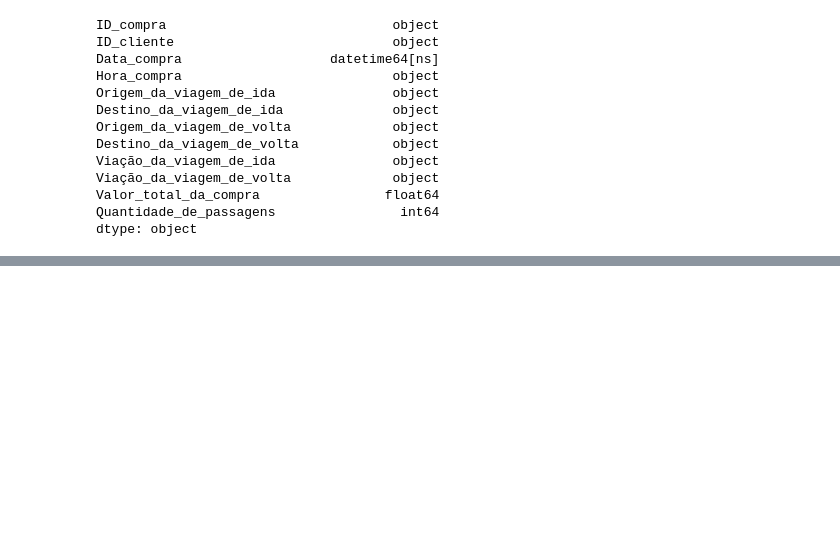
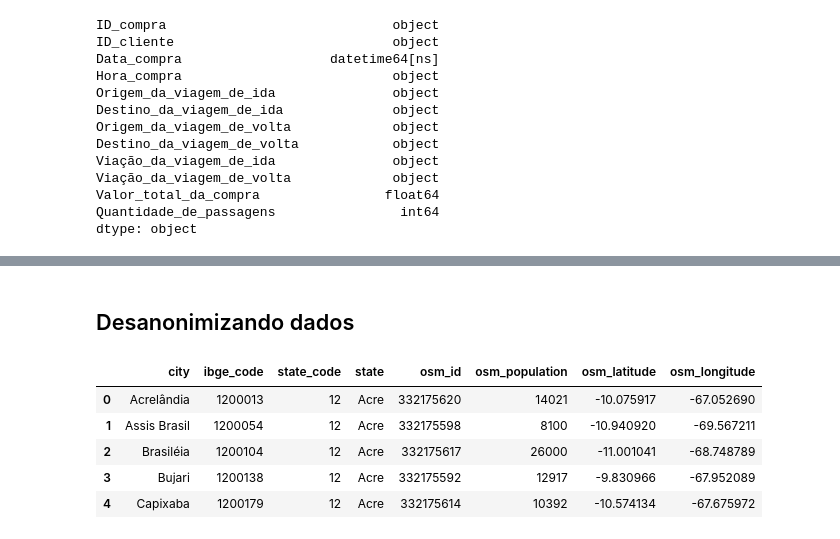
Before and after one commit to JhArantes/F5-Challenge-ClickBus, a Jupyter notebook: Trantando_Dados.ipynb, the cells around one changed output, grey strips where cells are left out. Saved outputs shown, nothing was run; the diff lists cells and outputs as text; code cells hidden in the pictures; blank space fills up the shorter version.

Commit message:
Tentando Desanonimizar os dados

```diff
--- a/Trantando_Dados.ipynb
+++ b/Trantando_Dados.ipynb
@@ -101,0 +102,13 @@ csv_clickbus.to_csv("dados_tratados_clickbus.csv", index=False, encoding="utf-8"
+# %% [markdown]
+## Desanonimizando dados
+# %%
+brazilian_cities = pd.read_csv(r'brazilian_cities.csv')
+
+brazilian_cities.head()
+# %% [output]
+|  | city | ibge_code | state_code | state | osm_id | osm_population | osm_latitude | osm_longitude |
+| 0 | Acrelândia | 1200013 | 12 | Acre | 332175620 | 14021 | -10.075917 | -67.052690 |
+| 1 | Assis Brasil | 1200054 | 12 | Acre | 332175598 | 8100 | -10.940920 | -69.567211 |
+| 2 | Brasiléia | 1200104 | 12 | Acre | 332175617 | 26000 | -11.001041 | -68.748789 |
+| 3 | Bujari | 1200138 | 12 | Acre | 332175592 | 12917 | -9.830966 | -67.952089 |
+| 4 | Capixaba | 1200179 | 12 | Acre | 332175614 | 10392 | -10.574134 | -67.675972 |
```
Also changed, not shown: parts of 6 cells of this notebook, 1 other file.
